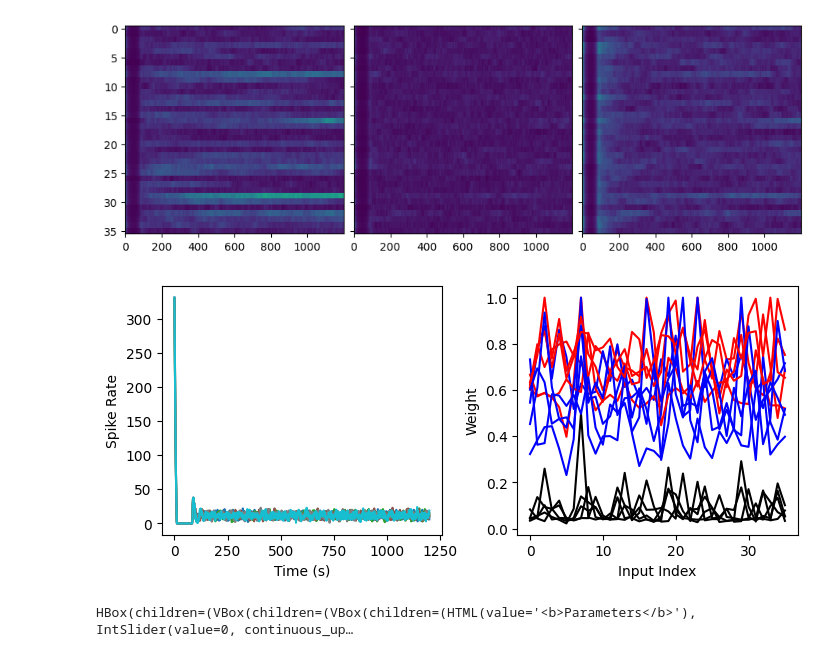
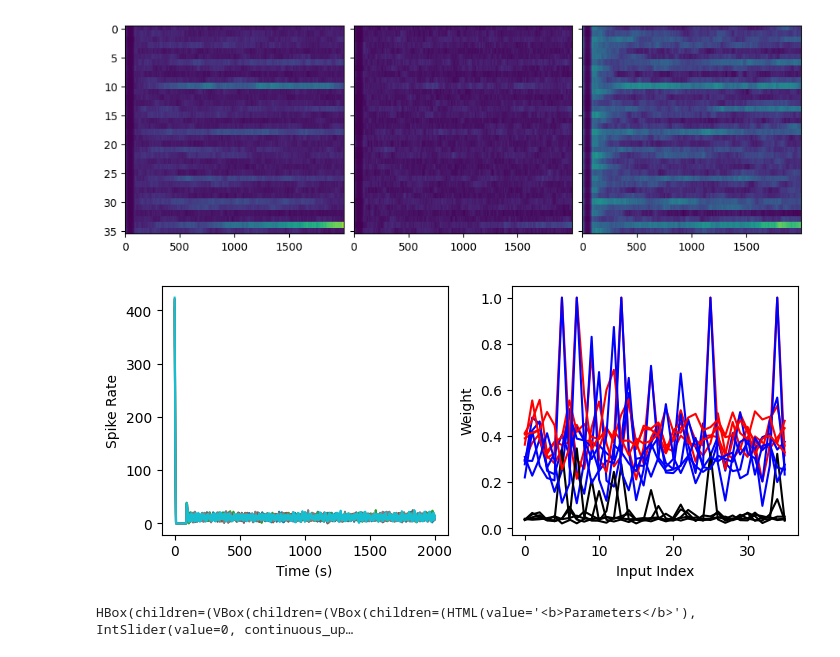
Before and after one commit to landoskape/plasticity-modeling, a Jupyter notebook: notebooks/iaf_hofer_run.ipynb, the cells around one changed output. Saved outputs shown, nothing was run; the diff lists cells and outputs as text; code cells hidden in the pictures.

```diff
--- a/notebooks/iaf_hofer_run.ipynb
+++ b/notebooks/iaf_hofer_run.ipynb
@@ -17,8 +17,8 @@ from src.iaf.analysis import (
 )
 
 base_dp_ratio = 1.1
-distal_dp_ratio = 1.025
-edge_probability = 0.5
+distal_dp_ratio = 1.00
+edge_probability = 1.0
 no_distal = False
 config = "hofer_all_proximal"
 num_simulations = 5
@@ -32,6 +32,8 @@ sim, cfg = get_experiment(
     independent_noise_rate=None,
 )
 
+sim.source_populations["excitatory"].fixed_center = False
+
 # No inhibition (at all!)
 # Reducing concentration back a bit
 # Reduced synaptic weights for all groups
@@ -40,7 +42,7 @@ sim, cfg = get_experiment(
 
 # -- this one looks good, let's do a run of this with all the parameters! --
 # %%
-duration = 1800
+duration = 2000
 do_sim = True
 if do_sim:
     results = sim.run(duration=duration, initialize=True)
@@ -94,14 +96,14 @@ basal_weights = weights["proximal"][0][0][0]
 simple_weights = weights["distal-simple"][0][0][0]
 complex_weights = weights["distal-complex"][0][0][0]
 # %%
-i = 2
+i = 0
 fig, ax = plt.subplots(1, 3, figsize=(9, 3), layout="constrained", sharex=True, sharey=True)
 ax[0].imshow(results["weights"][i]["proximal"].T, aspect="auto", interpolation="none")
 ax[1].imshow(results["weights"][i]["distal-simple"].T, aspect="auto", interpolation="none")
 ax[2].imshow(results["weights"][i]["distal-complex"].T, aspect="auto", interpolation="none")
 plt.show()
 # %% [output]
-[figure, old version]
+[figure, new version]
 # %%
 cmap = plt.get_cmap("tab10")
 colors = cmap(np.linspace(0, 1, psths.shape[0]))
@@ -118,7 +120,7 @@ ax[1].set_xlabel("Input Index")
 ax[1].set_ylabel("Weight")
 plt.show()
 # %% [output]
-[figure, old version]
+[figure, new version]
 # %%
 from src.iaf.plotting import create_gabor, stitch_gabor_grid
 
```
Also changed, not shown: 5 other files.
